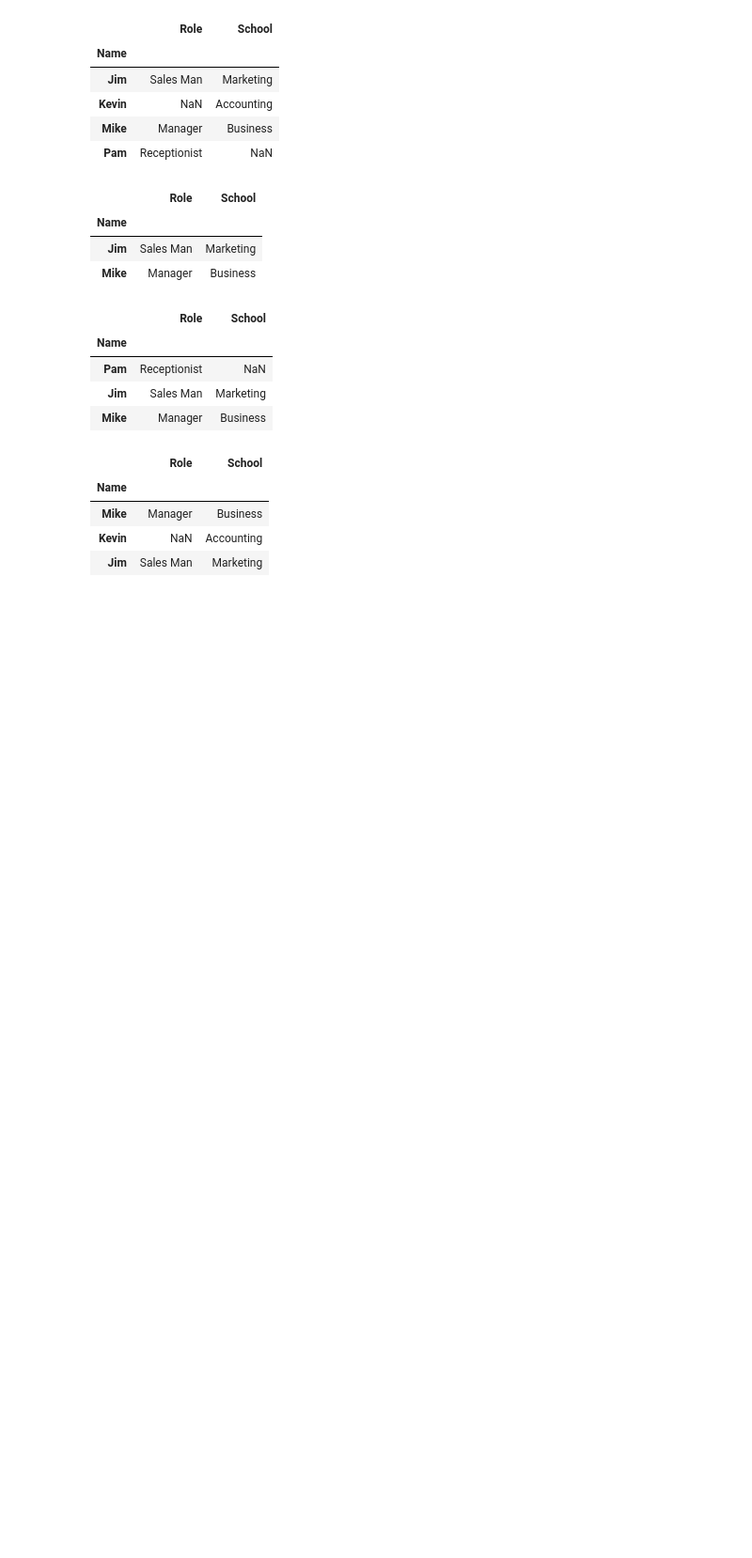
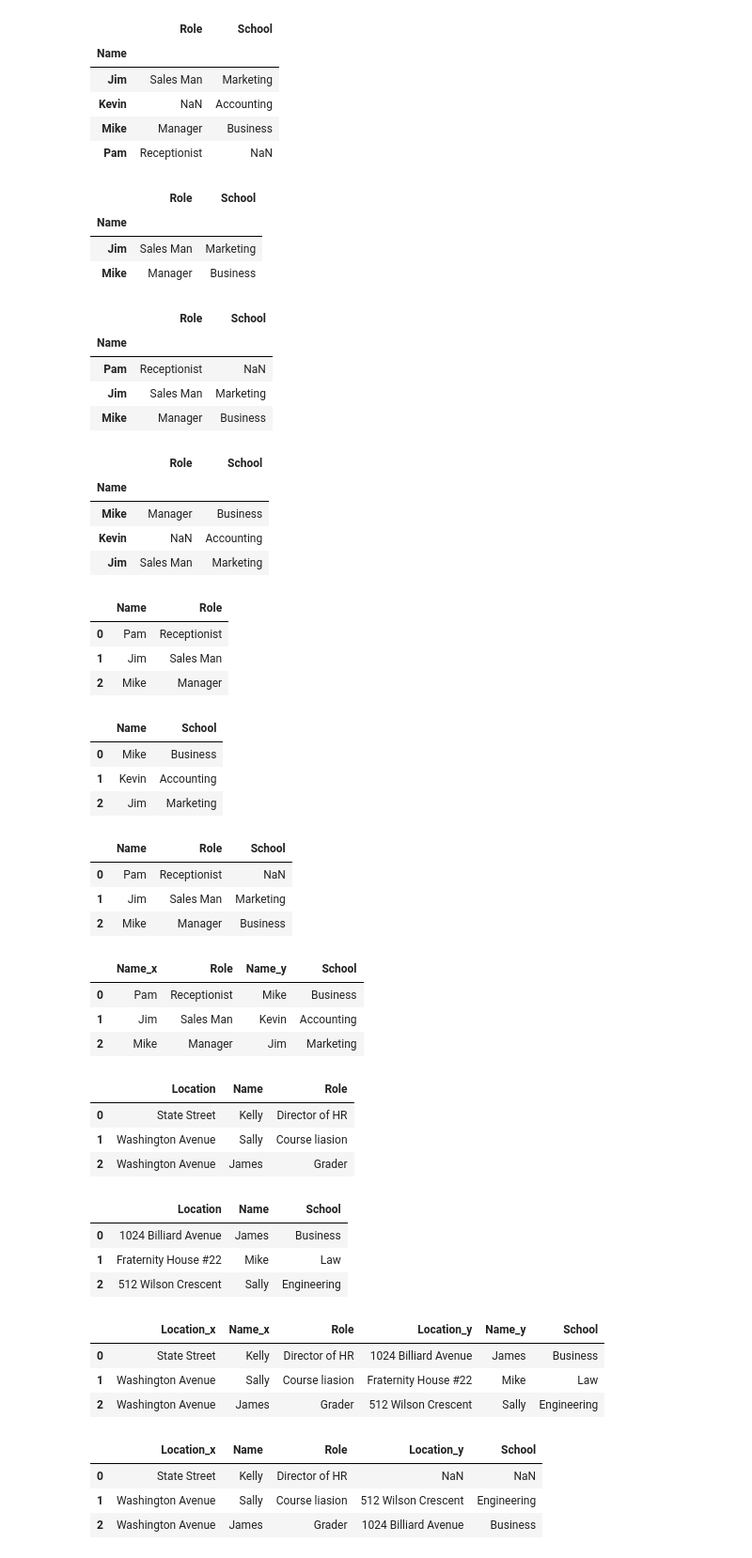
Before and after one commit to AmmaraRazzaq/Pandas, a Jupyter notebook: advancePandas.ipynb, the cells around one changed output. Shown at 94% size. Cells and saved outputs as stored; diff of their text form; code cells hidden in the pictures; blank space fills up the shorter version.

```diff
--- a/advancePandas.ipynb
+++ b/advancePandas.ipynb
@@ -125,0 +128,63 @@ pd.merge(staff_df,student_df,how='right',left_index=True,right_index=True)
+# %%
+staff_df
+# %% [output]
+|  | Name | Role |
+| 0 | Pam | Receptionist |
+| 1 | Jim | Sales Man |
+| 2 | Mike | Manager |
+# %%
+student_df = student_df.reset_index()
+student_df
+# %% [output]
+|  | Name | School |
+| 0 | Mike | Business |
+| 1 | Kevin | Accounting |
+| 2 | Jim | Marketing |
+# %%
+pd.merge(staff_df, student_df, how='left', left_on='Name', right_on='Name')
+# %% [output]
+|  | Name | Role | School |
+| 0 | Pam | Receptionist | NaN |
+| 1 | Jim | Sales Man | Marketing |
+| 2 | Mike | Manager | Business |
+# %%
+pd.merge(staff_df, student_df, how='left', left_index=True, right_index=True)
+# %% [output]
+|  | Name_x | Role | Name_y | School |
+| 0 | Pam | Receptionist | Mike | Business |
+| 1 | Jim | Sales Man | Kevin | Accounting |
+| 2 | Mike | Manager | Jim | Marketing |
+# %%
+staff_df = pd.DataFrame([{'Name': 'Kelly', 'Role': 'Director of HR', 'Location': 'State Street'},
+                         {'Name': 'Sally', 'Role': 'Course liasion', 'Location': 'Washington Avenue'},
+                         {'Name': 'James', 'Role': 'Grader', 'Location': 'Washington Avenue'}])
+staff_df
+# %% [output]
+|  | Location | Name | Role |
+| 0 | State Street | Kelly | Director of HR |
+| 1 | Washington Avenue | Sally | Course liasion |
+| 2 | Washington Avenue | James | Grader |
+# %%
+student_df = pd.DataFrame([{'Name': 'James', 'School': 'Business', 'Location': '1024 Billiard Avenue'},
+                           {'Name': 'Mike', 'School': 'Law', 'Location': 'Fraternity House #22'},
+                           {'Name': 'Sally', 'School': 'Engineering', 'Location': '512 Wilson Crescent'}])
+student_df
+# %% [output]
+|  | Location | Name | School |
+| 0 | 1024 Billiard Avenue | James | Business |
+| 1 | Fraternity House #22 | Mike | Law |
+| 2 | 512 Wilson Crescent | Sally | Engineering |
+# %%
+pd.merge(staff_df, student_df, how='left', left_index=True, right_index=True)
+# %% [output]
+|  | Location_x | Name_x | Role | Location_y | Name_y | School |
+| 0 | State Street | Kelly | Director of HR | 1024 Billiard Avenue | James | Business |
+| 1 | Washington Avenue | Sally | Course liasion | Fraternity House #22 | Mike | Law |
+| 2 | Washington Avenue | James | Grader | 512 Wilson Crescent | Sally | Engineering |
+# %%
+pd.merge(staff_df, student_df, how='left', left_on='Name', right_on='Name')
+# %% [output]
+|  | Location_x | Name | Role | Location_y | School |
+| 0 | State Street | Kelly | Director of HR | NaN | NaN |
+| 1 | Washington Avenue | Sally | Course liasion | 512 Wilson Crescent | Engineering |
+| 2 | Washington Avenue | James | Grader | 1024 Billiard Avenue | Business |
```
Also changed, not shown: parts of 13 cells of this notebook.
